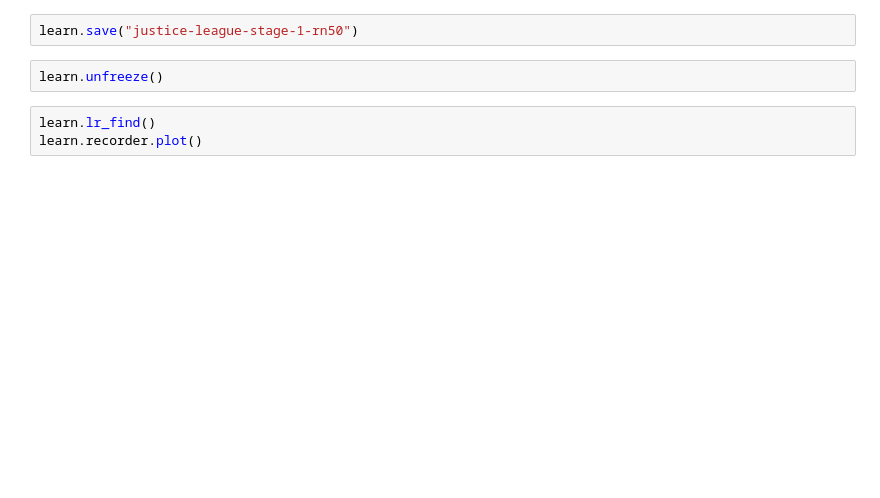
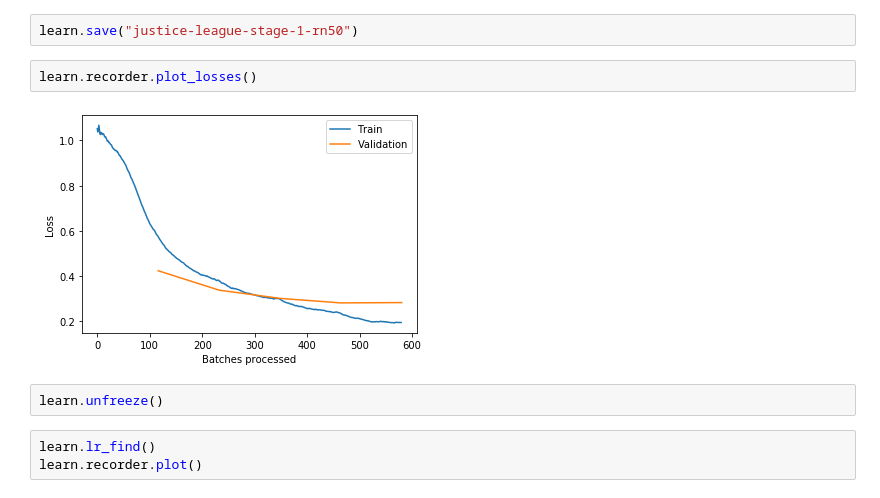
Before and after one commit to macrae/comics-net, a Jupyter notebook: jupyter/fastai_spike.ipynb, the cells around one changed output. Drawn from its saved outputs; the diff is of its cells as text; blank space fills up the shorter version.

Commit message:
ran resnet50 model in jupyter/fastai_spike.ipynb; confirm model can compile and learn locally

```diff
--- a/jupyter/fastai_spike.ipynb
+++ b/jupyter/fastai_spike.ipynb
@@ -115,5 +114,9 @@ learn.fit_one_cycle(5, slice(lr))
 # %%
 learn.save("justice-league-stage-1-rn50")
+# %%
+learn.recorder.plot_losses()
+# %% [output]
+[figure, added]
 # %%
 learn.unfreeze()
 # %%
```
Also changed, not shown: parts of 9 cells of this notebook.
